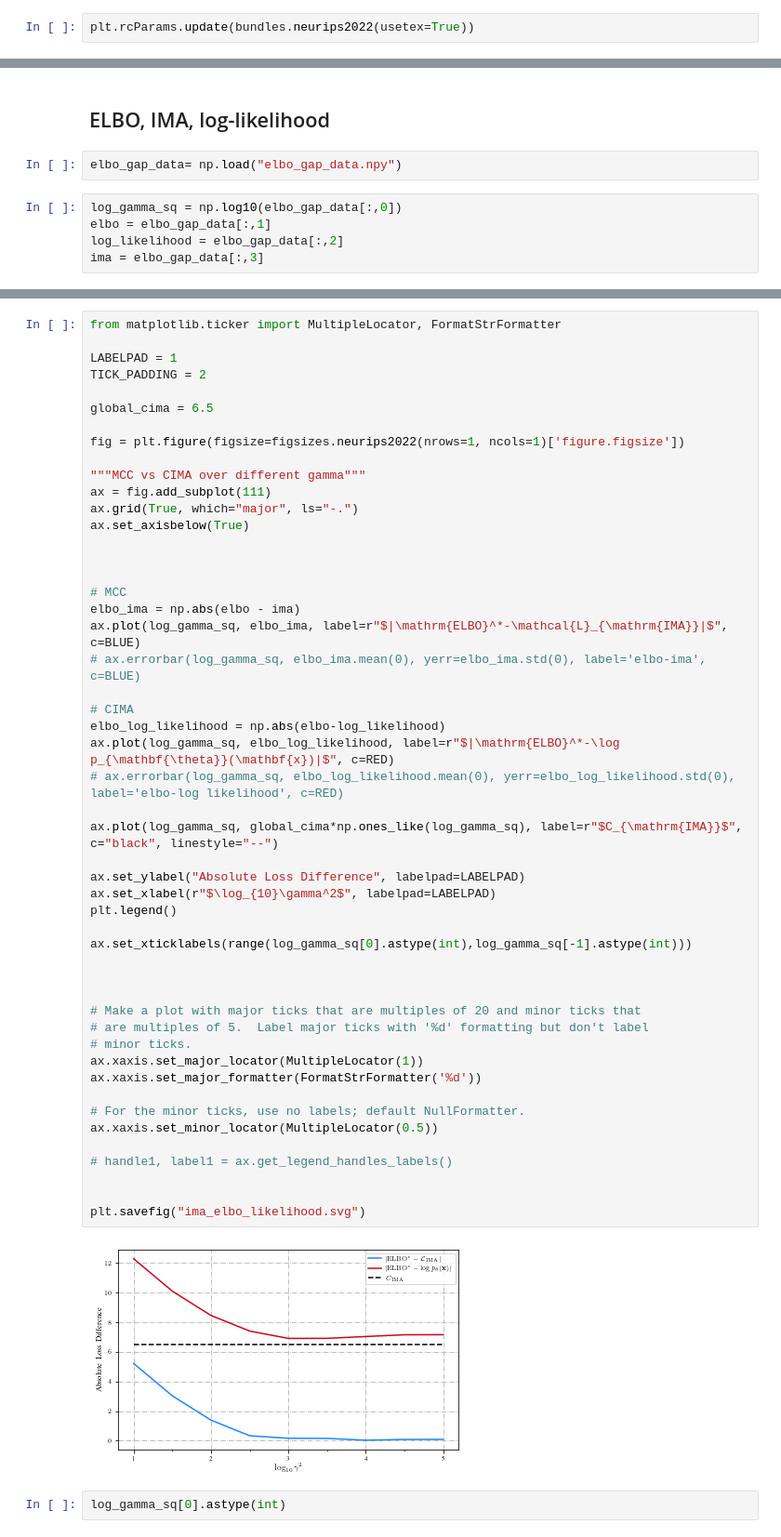
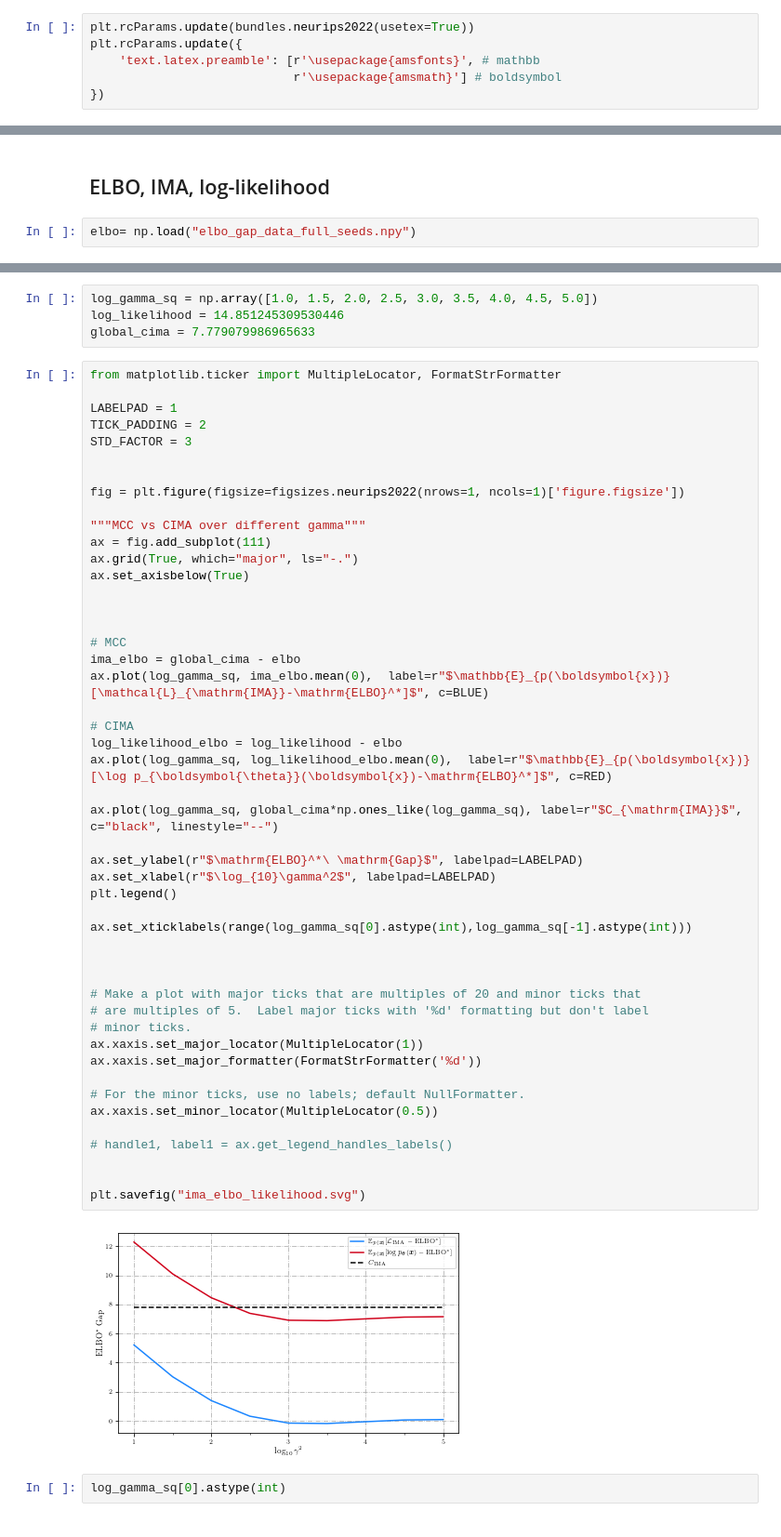
Before and after one commit to rpatrik96/ima-vae, a Jupyter notebook: notebooks/synth_plots.ipynb, the cells around one changed output, grey strips where cells are left out. Shown at 93% size. Cells and saved outputs as stored; diff of their text form.

Commit message:
legend update

```diff
--- a/notebooks/synth_plots.ipynb
+++ b/notebooks/synth_plots.ipynb
@@ -16,6 +17,10 @@ sys.path.insert(0, '.')
 from analysis import sweep2df, format_violin, RED, BLUE
 # %%
 plt.rcParams.update(bundles.neurips2022(usetex=True))
+plt.rcParams.update({
+    'text.latex.preamble': [r'\usepackage{amsfonts}', # mathbb
+                            r'\usepackage{amsmath}'] # boldsymbol
+})
 # %%
 # Constants
 ENTITY = "ima-vae"
@@ -226,9 +233,4 @@ format_violin(vp)
 # %% [markdown]
 ## ELBO, IMA, log-likelihood
 # %%
-elbo_gap_data= np.load("elbo_gap_data.npy")
+elbo= np.load("elbo_gap_data_full_seeds.npy")
-# %%
-log_gamma_sq = np.log10(elbo_gap_data[:,0])
-elbo = elbo_gap_data[:,1]
-log_likelihood = elbo_gap_data[:,2]
-ima = elbo_gap_data[:,3]
@@ -239,10 +237,14 @@ array([1. , 1.5, 2. , 2.5, 3. , 3.5, 4. , 4.5, 5. ])
+# %%
+log_gamma_sq = np.array([1.0, 1.5, 2.0, 2.5, 3.0, 3.5, 4.0, 4.5, 5.0])
+log_likelihood = 14.851245309530446
+global_cima = 7.779079986965633
 # %%
 from matplotlib.ticker import MultipleLocator, FormatStrFormatter
 
 LABELPAD = 1
 TICK_PADDING = 2
+STD_FACTOR = 3
 
-global_cima = 6.5
 
 fig = plt.figure(figsize=figsizes.neurips2022(nrows=1, ncols=1)['figure.figsize'])
 
@@ -253,41 +255,39 @@ ax.set_axisbelow(True)
 
 
 
 # MCC
-elbo_ima = np.abs(elbo - ima)
-ax.plot(log_gamma_sq, elbo_ima, label=r"$|\mathrm{ELBO}^*-\mathcal{L}_{\mathrm{IMA}}|$", c=BLUE)
-# ax.errorbar(log_gamma_sq, elbo_ima.mean(0), yerr=elbo_ima.std(0), label='elbo-ima', c=BLUE)
+ima_elbo = global_cima - elbo
+ax.plot(log_gamma_sq, ima_elbo.mean(0),  label=r"$\mathbb{E}_{p(\boldsymbol{x})}[\mathcal{L}_{\mathrm{IMA}}-\mathrm{ELBO}^*]$", c=BLUE)
 
 # CIMA
-elbo_log_likelihood = np.abs(elbo-log_likelihood)
-ax.plot(log_gamma_sq, elbo_log_likelihood, label=r"$|\mathrm{ELBO}^*-\log p_{\mathbf{\theta}}(\mathbf{x})|$", c=RED)
-# ax.errorbar(log_gamma_sq, elbo_log_likelihood.mean(0), yerr=elbo_log_likelihood.std(0), label='elbo-log likelihood', c=RED)
+log_likelihood_elbo = log_likelihood - elbo
+ax.plot(log_gamma_sq, log_likelihood_elbo.mean(0),  label=r"$\mathbb{E}_{p(\boldsymbol{x})}[\log p_{\boldsymbol{\theta}}(\boldsymbol{x})-\mathrm{ELBO}^*]$", c=RED)
 
 ax.plot(log_gamma_sq, global_cima*np.ones_like(log_gamma_sq), label=r"$C_{\mathrm{IMA}}$", c="black", linestyle="--")
 
-ax.set_ylabel("Absolute Loss Difference", labelpad=LABELPAD)
+ax.set_ylabel(r"$\mathrm{ELBO}^*\ \mathrm{Gap}$", labelpad=LABELPAD)
 ax.set_xlabel(r"$\log_{10}\gamma^2$", labelpad=LABELPAD)
 plt.legend()
 
 ax.set_xticklabels(range(log_gamma_sq[0].astype(int),log_gamma_sq[-1].astype(int)))
 
 
 
 # Make a plot with major ticks that are multiples of 20 and minor ticks that
 # are multiples of 5.  Label major ticks with '%d' formatting but don't label
 # minor ticks.
 ax.xaxis.set_major_locator(MultipleLocator(1))
 ax.xaxis.set_major_formatter(FormatStrFormatter('%d'))
 
 # For the minor ticks, use no labels; default NullFormatter.
 ax.xaxis.set_minor_locator(MultipleLocator(0.5))
 
 # handle1, label1 = ax.get_legend_handles_labels()
 
 
 plt.savefig("ima_elbo_likelihood.svg")
 # %% [output]
-[figure, old version]
+[figure, new version]
 # %%
 log_gamma_sq[0].astype(int)
 # %% [output]
```
Also changed, not shown: parts of 3 cells of this notebook, 2 other files.
